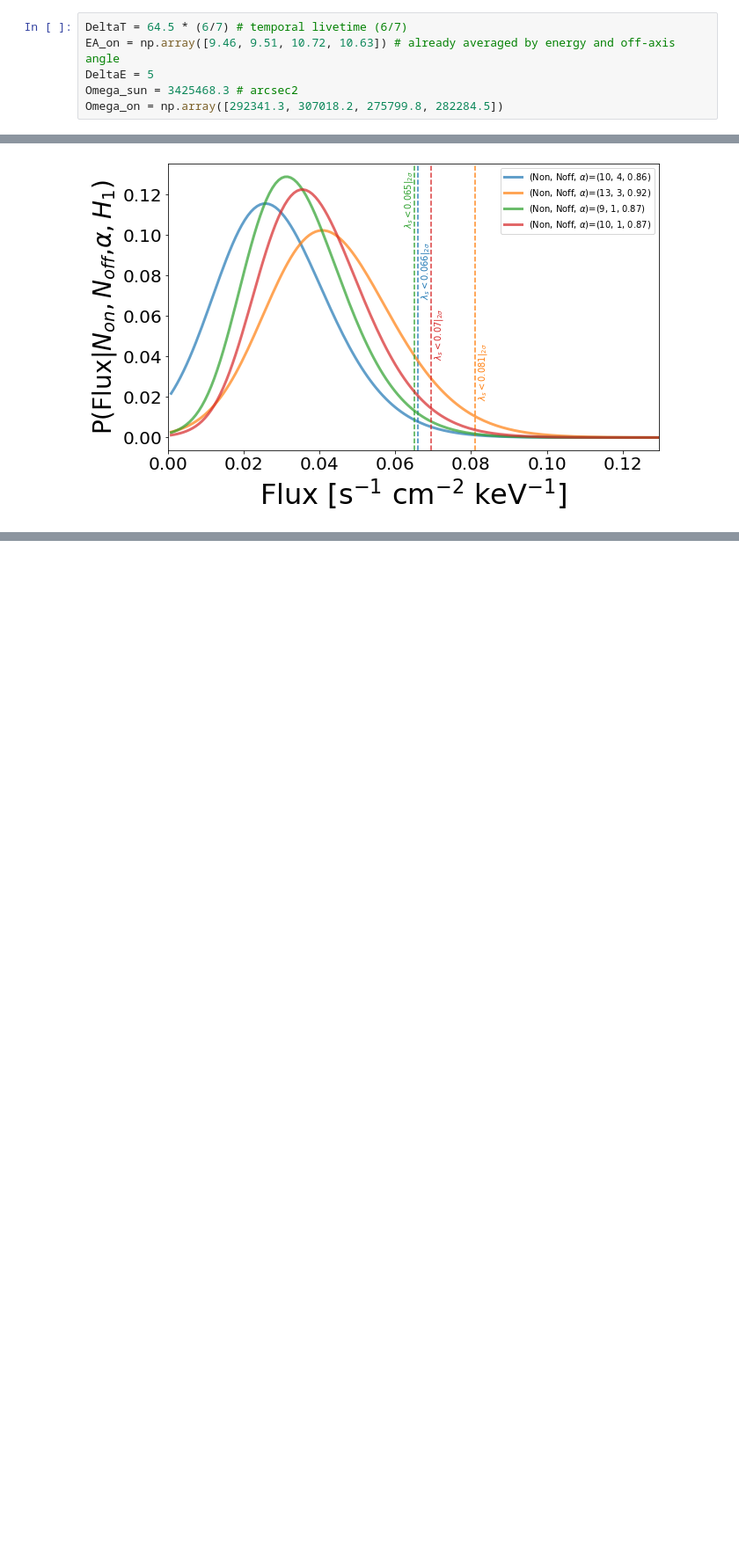
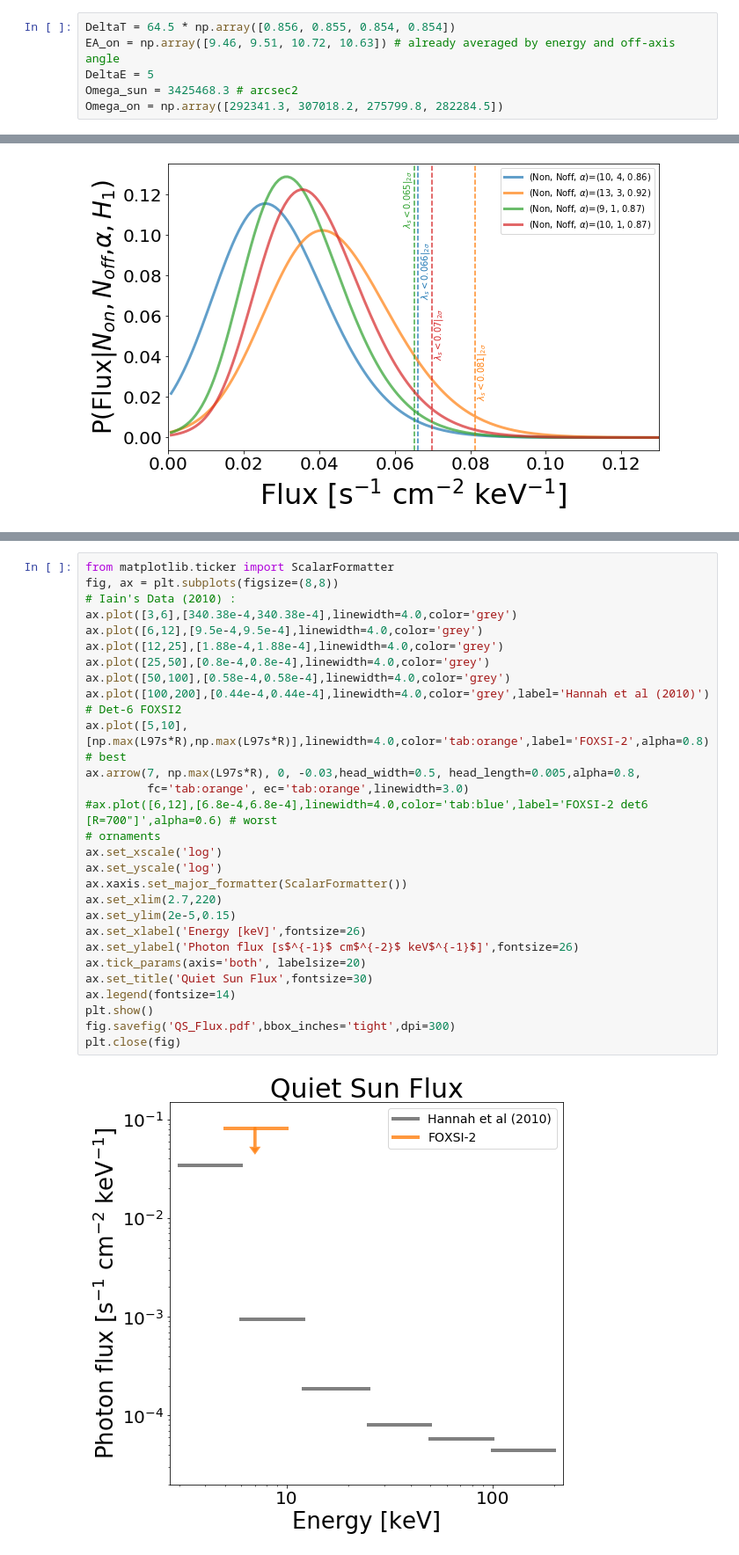
Before and after one commit to pymilo/QuietSunAnalysis, a Jupyter notebook: FOXSI2/Ahnen_Method_ON-OFF_Analysis.ipynb, the cells around one changed output, grey strips where cells are left out. Shown: that part at 88% size. Cells and saved outputs as stored; diff of their text form; blank space fills up the shorter version.

Commit message:
Add Hannah's plot for FOXSI-2 individual detectors

```diff
--- a/FOXSI2/Ahnen_Method_ON-OFF_Analysis.ipynb
+++ b/FOXSI2/Ahnen_Method_ON-OFF_Analysis.ipynb
@@ -173,7 +173,7 @@ plt.show()
 # %% [output]
 [figure]
 # %%
-DeltaT = 64.5 * (6/7) # temporal livetime (6/7)
+DeltaT = 64.5 * np.array([0.856, 0.855, 0.854, 0.854])
 EA_on = np.array([9.46, 9.51, 10.72, 10.63]) # already averaged by energy and off-axis angle
 DeltaE = 5
 Omega_sun = 3425468.3 # arcsec2
@@ -207,0 +213,31 @@ plt.show()
+# %%
+from matplotlib.ticker import ScalarFormatter
+fig, ax = plt.subplots(figsize=(8,8))
+# Iain's Data (2010) :
+ax.plot([3,6],[340.38e-4,340.38e-4],linewidth=4.0,color='grey')
+ax.plot([6,12],[9.5e-4,9.5e-4],linewidth=4.0,color='grey')
+ax.plot([12,25],[1.88e-4,1.88e-4],linewidth=4.0,color='grey')
+ax.plot([25,50],[0.8e-4,0.8e-4],linewidth=4.0,color='grey')
+ax.plot([50,100],[0.58e-4,0.58e-4],linewidth=4.0,color='grey')
+ax.plot([100,200],[0.44e-4,0.44e-4],linewidth=4.0,color='grey',label='Hannah et al (2010)')
+# Det-6 FOXSI2
+ax.plot([5,10],[np.max(L97s*R),np.max(L97s*R)],linewidth=4.0,color='tab:orange',label='FOXSI-2',alpha=0.8) # best
+ax.arrow(7, np.max(L97s*R), 0, -0.03,head_width=0.5, head_length=0.005,alpha=0.8,
+         fc='tab:orange', ec='tab:orange',linewidth=3.0)
+#ax.plot([6,12],[6.8e-4,6.8e-4],linewidth=4.0,color='tab:blue',label='FOXSI-2 det6 [R=700"]',alpha=0.6) # worst
+# ornaments
+ax.set_xscale('log')
+ax.set_yscale('log')
+ax.xaxis.set_major_formatter(ScalarFormatter())
+ax.set_xlim(2.7,220)
+ax.set_ylim(2e-5,0.15)
+ax.set_xlabel('Energy [keV]',fontsize=26)
+ax.set_ylabel('Photon flux [s$^{-1}$ cm$^{-2}$ keV$^{-1}$]',fontsize=26)
+ax.tick_params(axis='both', labelsize=20)
+ax.set_title('Quiet Sun Flux',fontsize=30)
+ax.legend(fontsize=14)
+plt.show()
+fig.savefig('QS_Flux.pdf',bbox_inches='tight',dpi=300)
+plt.close(fig)
+# %% [output]
+[figure, added]
```
Also changed, not shown: parts of 2 cells of this notebook, 4 other files.
